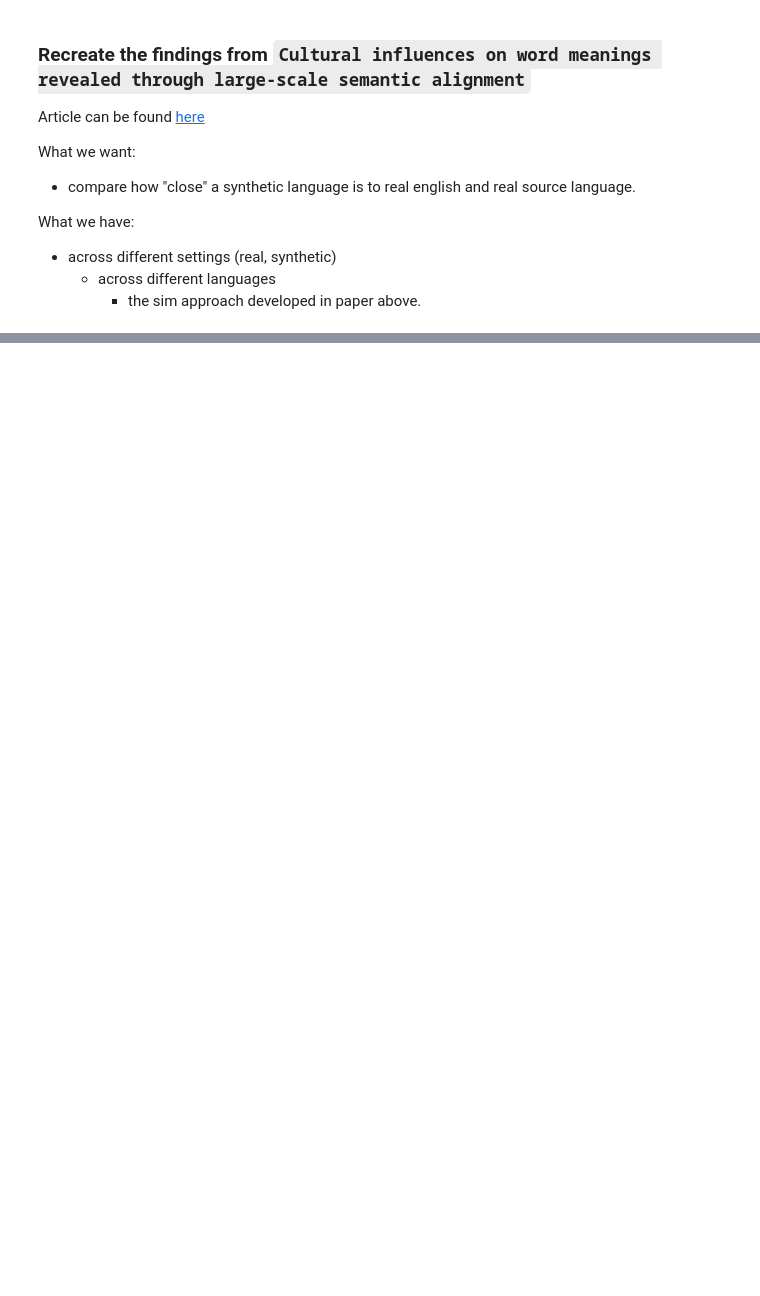
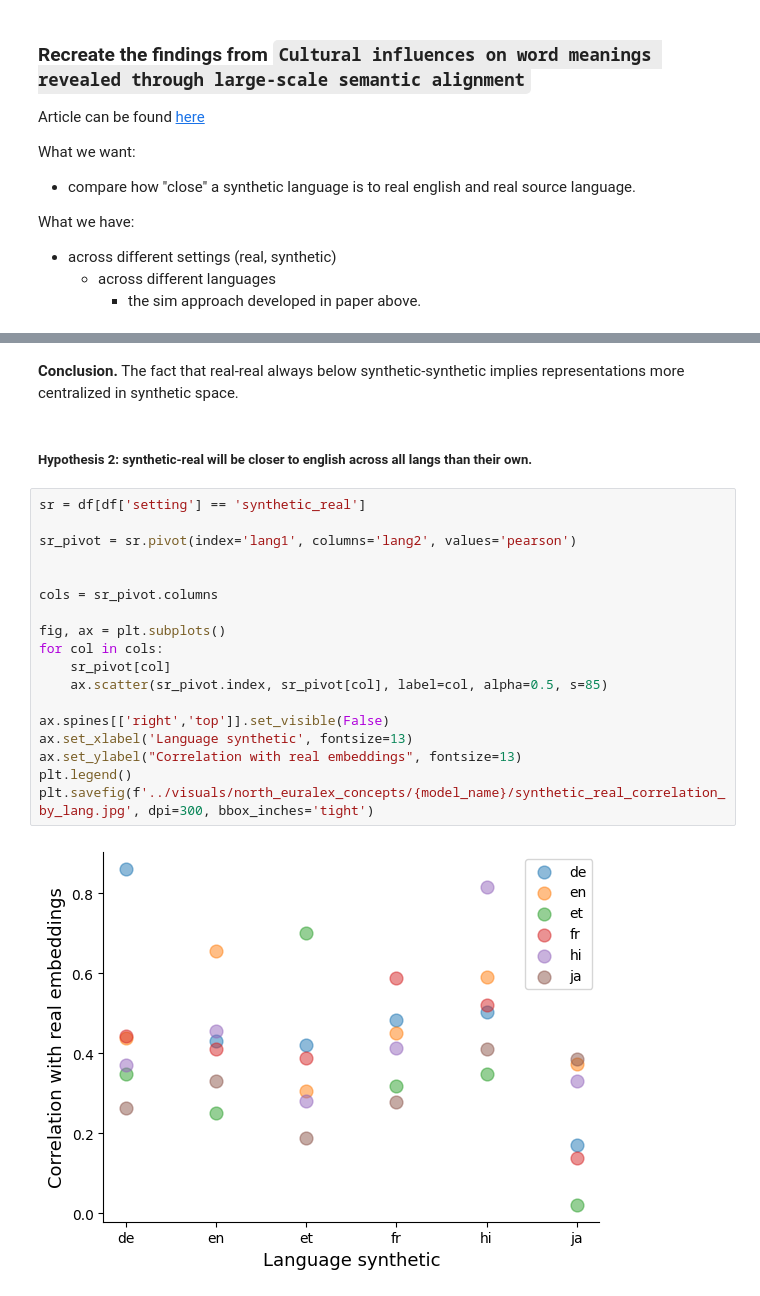
Before and after one commit to vminvsky/semantic-accents, a Jupyter notebook: notebooks/recreate_nhb_paper.ipynb, the cells around one changed output, grey strips where cells are left out. Cells and saved outputs as stored; diff of their text form; blank space fills up the shorter version.

```diff
--- a/notebooks/recreate_nhb_paper.ipynb
+++ b/notebooks/recreate_nhb_paper.ipynb
@@ -90,0 +107,24 @@ plt.savefig('../visuals/north_euralex_concepts/pearson_correlation.jpg', dpi=300
+# %% [markdown]
+**Conclusion.** The fact that real-real always below synthetic-synthetic implies representations more centralized in synthetic space.
+# %% [markdown]
+##### Hypothesis 2: synthetic-real will be closer to english across all langs than their own.
+# %%
+sr = df[df['setting'] == 'synthetic_real']
+
+sr_pivot = sr.pivot(index='lang1', columns='lang2', values='pearson')
+
+
+cols = sr_pivot.columns
+
+fig, ax = plt.subplots()
+for col in cols:
+    sr_pivot[col]
+    ax.scatter(sr_pivot.index, sr_pivot[col], label=col, alpha=0.5, s=85)
+
+ax.spines[['right','top']].set_visible(False)
+ax.set_xlabel('Language synthetic', fontsize=13)
+ax.set_ylabel("Correlation with real embeddings", fontsize=13)
+plt.legend()
+plt.savefig(f'../visuals/north_euralex_concepts/{model_name}/synthetic_real_correlation_by_lang.jpg', dpi=300, bbox_inches='tight')
+# %% [output]
+[figure, added]
```
Also changed, not shown: parts of 9 cells of this notebook, 2 other files.
